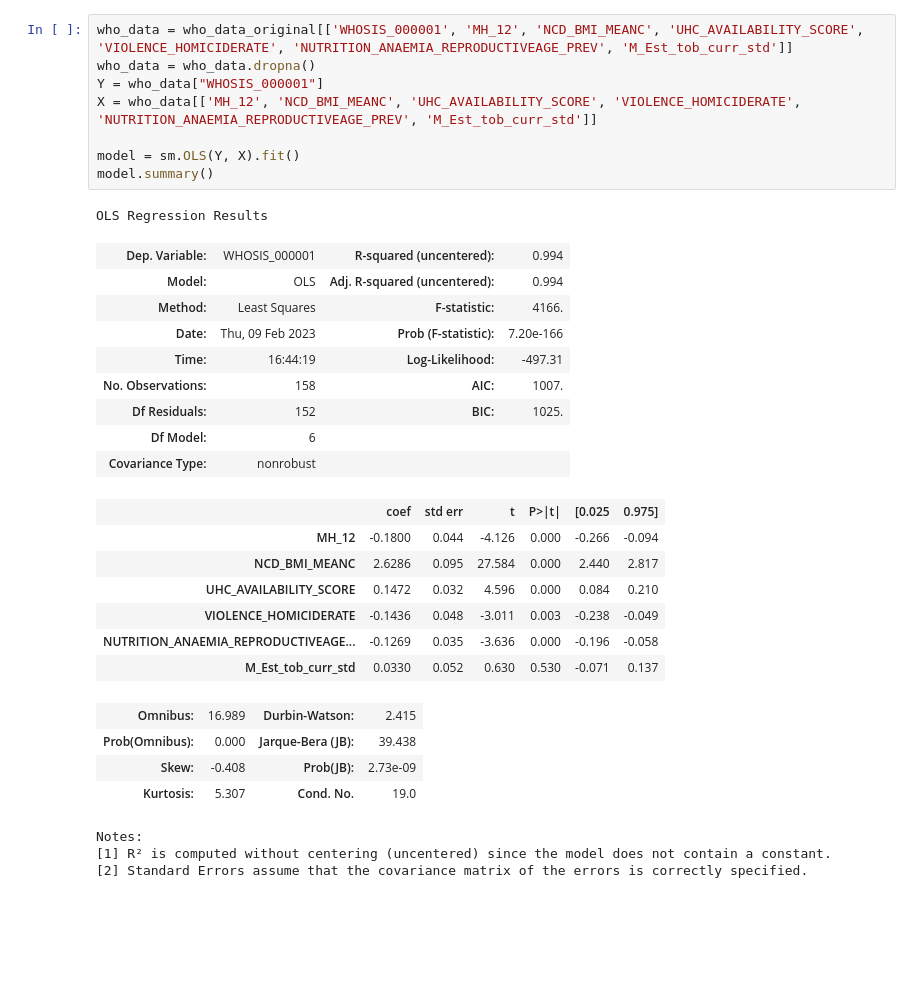
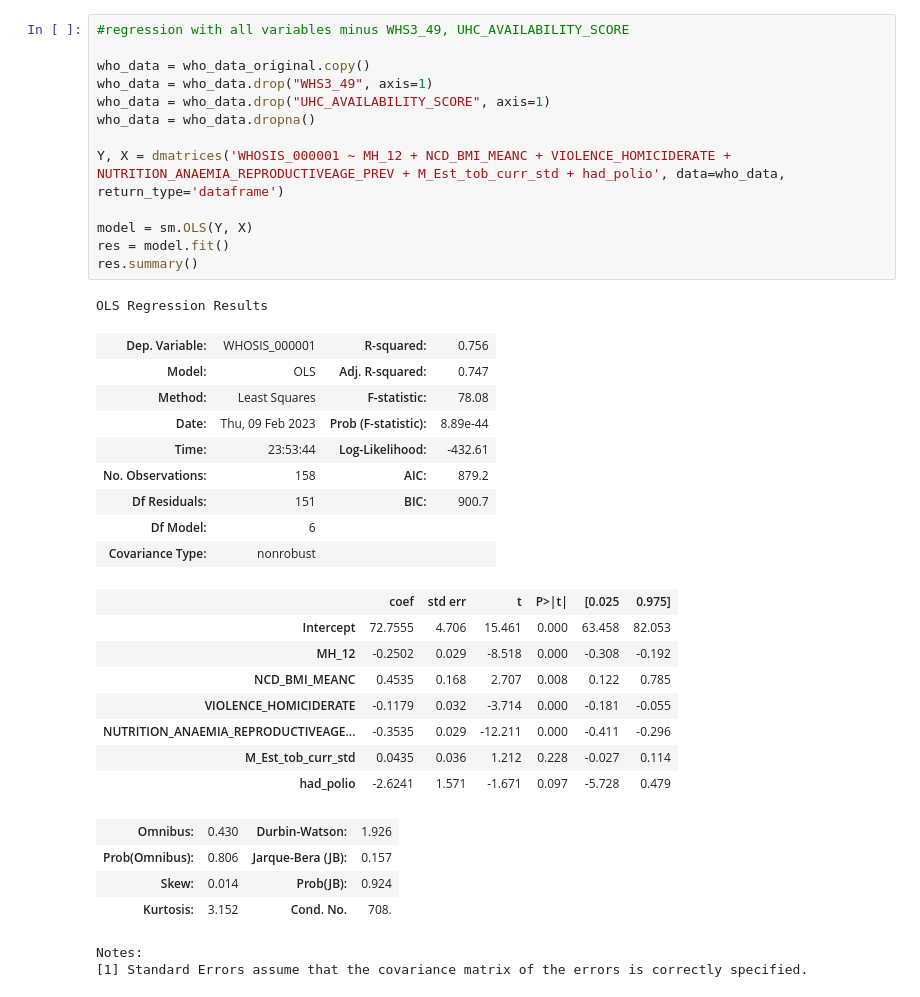
Before and after one commit to mattbreitenbach/regression_lifeexp, a Jupyter notebook: regression_analysis.ipynb, the cells around one changed output. Cells and saved outputs as stored; diff of their text form; blank space fills up the shorter version.

```diff
--- a/regression_analysis.ipynb
+++ b/regression_analysis.ipynb
@@ -90,34 +111,39 @@ ValueError: The truth value of an array with more than one element is ambiguous.
 # %%
-who_data = who_data_original[['WHOSIS_000001', 'MH_12', 'NCD_BMI_MEANC', 'UHC_AVAILABILITY_SCORE', 'VIOLENCE_HOMICIDERATE', 'NUTRITION_ANAEMIA_REPRODUCTIVEAGE_PREV', 'M_Est_tob_curr_std']]
+#regression with all variables minus WHS3_49, UHC_AVAILABILITY_SCORE
+
+who_data = who_data_original.copy()
+who_data = who_data.drop("WHS3_49", axis=1)
+who_data = who_data.drop("UHC_AVAILABILITY_SCORE", axis=1)
 who_data = who_data.dropna()
-Y = who_data["WHOSIS_000001"]
-X = who_data[['MH_12', 'NCD_BMI_MEANC', 'UHC_AVAILABILITY_SCORE', 'VIOLENCE_HOMICIDERATE', 'NUTRITION_ANAEMIA_REPRODUCTIVEAGE_PREV', 'M_Est_tob_curr_std']]
 
-model = sm.OLS(Y, X).fit()
-model.summary()
+Y, X = dmatrices('WHOSIS_000001 ~ MH_12 + NCD_BMI_MEANC + VIOLENCE_HOMICIDERATE + NUTRITION_ANAEMIA_REPRODUCTIVEAGE_PREV + M_Est_tob_curr_std + had_polio', data=who_data, return_type='dataframe')
+
+model = sm.OLS(Y, X)
+res = model.fit()
+res.summary()
 # %% [output]
 OLS Regression Results
-| Dep. Variable: | WHOSIS_000001 | R-squared (uncentered): | 0.994 |
-| Model: | OLS | Adj. R-squared (uncentered): | 0.994 |
-| Method: | Least Squares | F-statistic: | 4166. |
-| Date: | Thu, 09 Feb 2023 | Prob (F-statistic): | 7.20e-166 |
-| Time: | 16:44:19 | Log-Likelihood: | -497.31 |
-| No. Observations: | 158 | AIC: | 1007. |
-| Df Residuals: | 152 | BIC: | 1025. |
+| Dep. Variable: | WHOSIS_000001 | R-squared: | 0.756 |
+| Model: | OLS | Adj. R-squared: | 0.747 |
+| Method: | Least Squares | F-statistic: | 78.08 |
+| Date: | Thu, 09 Feb 2023 | Prob (F-statistic): | 8.89e-44 |
+| Time: | 23:53:44 | Log-Likelihood: | -432.61 |
+| No. Observations: | 158 | AIC: | 879.2 |
+| Df Residuals: | 151 | BIC: | 900.7 |
 | Df Model: | 6 |  |  |
 | Covariance Type: | nonrobust |  |  |
 |  | coef | std err | t | P>|t| | [0.025 | 0.975] |
-| MH_12 | -0.1800 | 0.044 | -4.126 | 0.000 | -0.266 | -0.094 |
-| NCD_BMI_MEANC | 2.6286 | 0.095 | 27.584 | 0.000 | 2.440 | 2.817 |
-| UHC_AVAILABILITY_SCORE | 0.1472 | 0.032 | 4.596 | 0.000 | 0.084 | 0.210 |
-| VIOLENCE_HOMICIDERATE | -0.1436 | 0.048 | -3.011 | 0.003 | -0.238 | -0.049 |
-| NUTRITION_ANAEMIA_REPRODUCTIVEAGE... | -0.1269 | 0.035 | -3.636 | 0.000 | -0.196 | -0.058 |
-| M_Est_tob_curr_std | 0.0330 | 0.052 | 0.630 | 0.530 | -0.071 | 0.137 |
+| Intercept | 72.7555 | 4.706 | 15.461 | 0.000 | 63.458 | 82.053 |
+| MH_12 | -0.2502 | 0.029 | -8.518 | 0.000 | -0.308 | -0.192 |
+| NCD_BMI_MEANC | 0.4535 | 0.168 | 2.707 | 0.008 | 0.122 | 0.785 |
+| VIOLENCE_HOMICIDERATE | -0.1179 | 0.032 | -3.714 | 0.000 | -0.181 | -0.055 |
+| NUTRITION_ANAEMIA_REPRODUCTIVEAGE... | -0.3535 | 0.029 | -12.211 | 0.000 | -0.411 | -0.296 |
+| M_Est_tob_curr_std | 0.0435 | 0.036 | 1.212 | 0.228 | -0.027 | 0.114 |
+| had_polio | -2.6241 | 1.571 | -1.671 | 0.097 | -5.728 | 0.479 |
-| Omnibus: | 16.989 | Durbin-Watson: | 2.415 |
-| Prob(Omnibus): | 0.000 | Jarque-Bera (JB): | 39.438 |
-| Skew: | -0.408 | Prob(JB): | 2.73e-09 |
-| Kurtosis: | 5.307 | Cond. No. | 19.0 |
+| Omnibus: | 0.430 | Durbin-Watson: | 1.926 |
+| Prob(Omnibus): | 0.806 | Jarque-Bera (JB): | 0.157 |
+| Skew: | 0.014 | Prob(JB): | 0.924 |
+| Kurtosis: | 3.152 | Cond. No. | 708. |
 Notes:
-[1] R² is computed without centering (uncentered) since the model does not contain a constant.
-[2] Standard Errors assume that the covariance matrix of the errors is correctly specified.
+[1] Standard Errors assume that the covariance matrix of the errors is correctly specified.
 # %%
```
Also changed, not shown: parts of 19 cells of this notebook.
